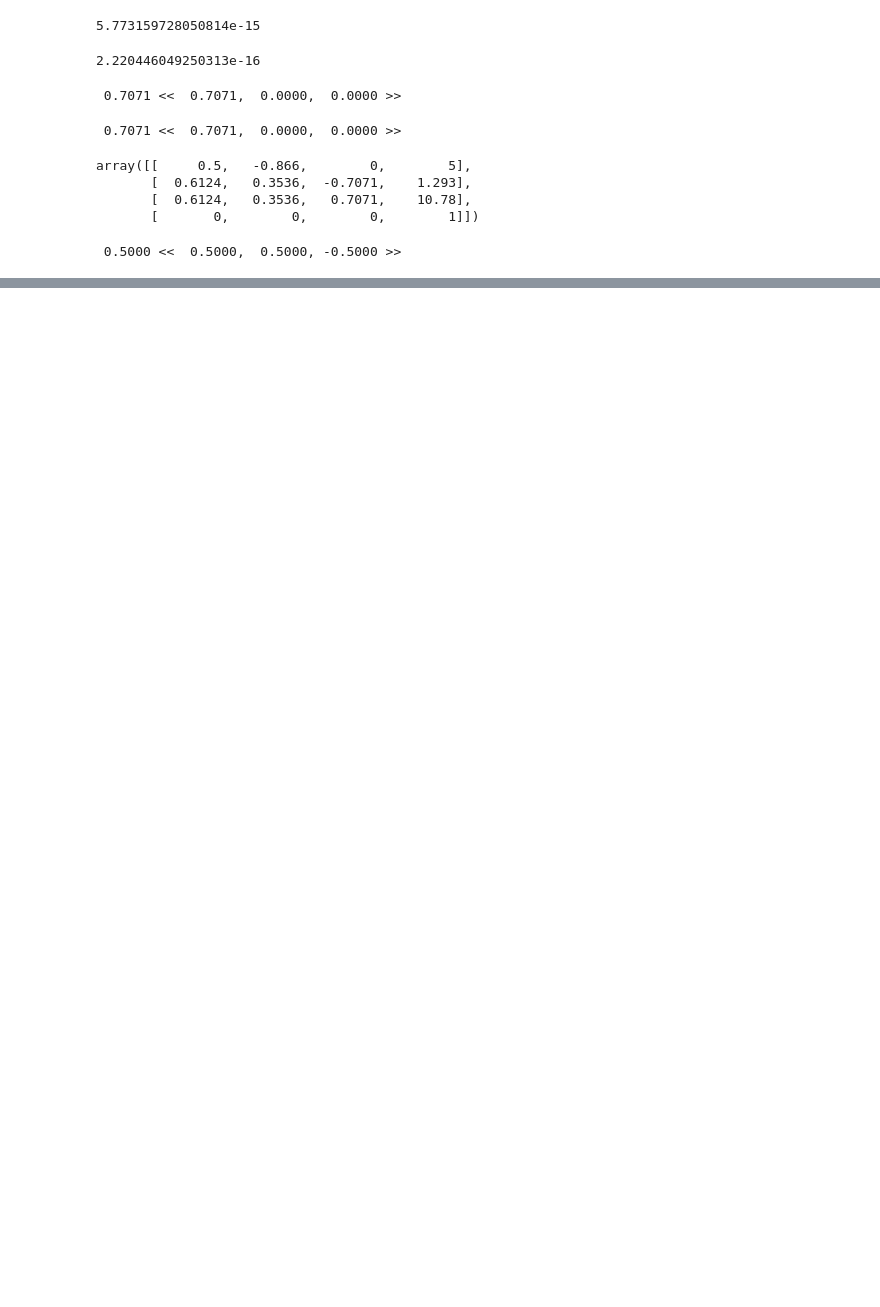
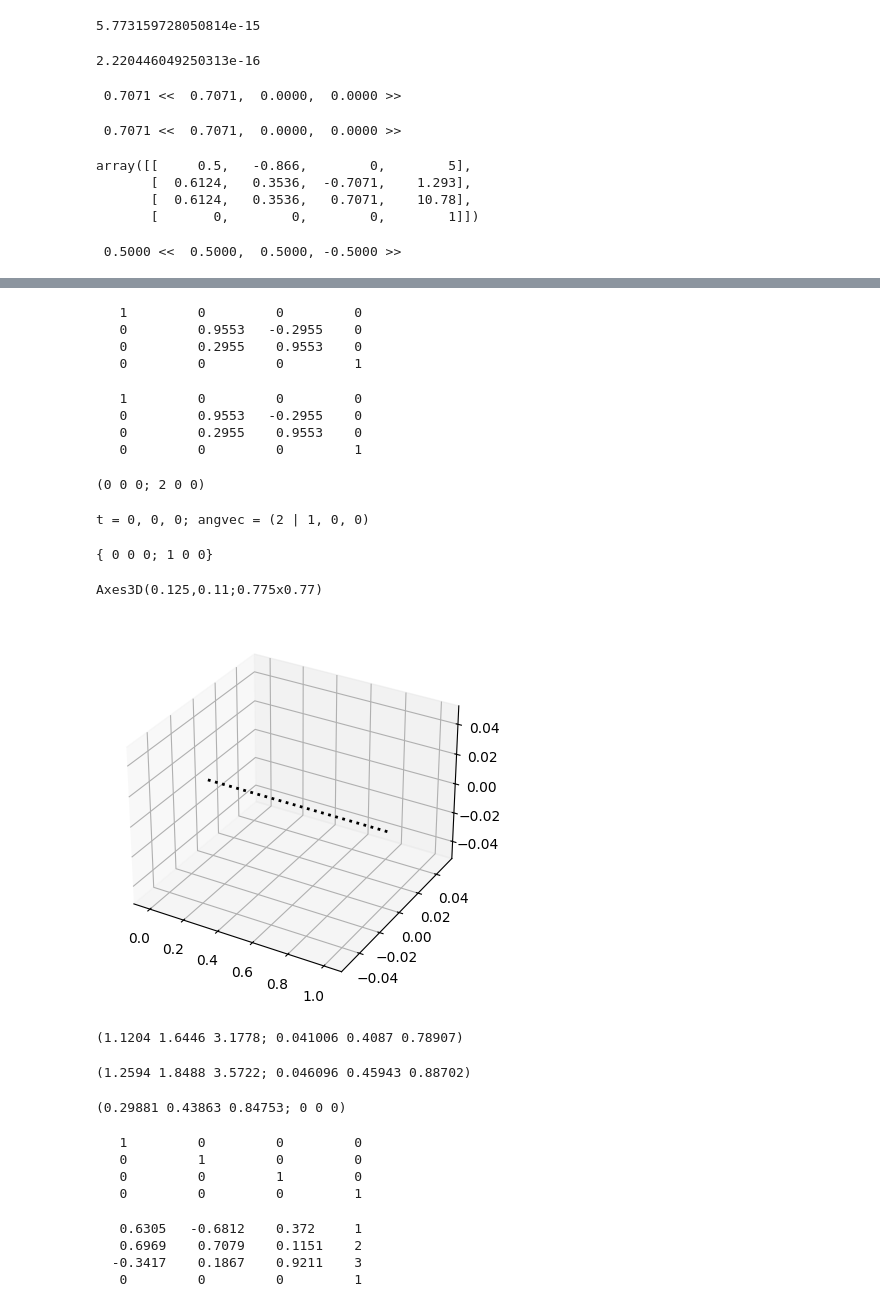
Before and after one commit to Sann-Htet/Robotics-Vision-and-Control-Fundamental-Algorithms-in-Python, a Jupyter notebook: Chapter02/AdvancedTopics.ipynb, the cells around one changed output, grey strips where cells are left out. Cells and saved outputs as stored; diff of their text form; code cells hidden in the pictures; blank space fills up the shorter version.

Commit message:
more about twists

```diff
--- a/Chapter02/AdvancedTopics.ipynb
+++ b/Chapter02/AdvancedTopics.ipynb
@@ -67,0 +70,3 @@ q
+# %%
+S = Twist3.UnitRevolute([1, 0, 0], [0, 0, 0])
+S
@@ -67,0 +87,66 @@ q
+# %%
+S.SE3(0.3)
+# %% [output]
+   1         0         0         0
+   0         0.9553   -0.2955    0
+   0         0.2955    0.9553    0
+   0         0         0         1
+# %%
+S.exp(0.3)
+# %% [output]
+   1         0         0         0
+   0         0.9553   -0.2955    0
+   0         0.2955    0.9553    0
+   0         0         0         1
+# %%
+S2 = S * S
+S2
+# %% [output]
+(0 0 0; 2 0 0)
+# %%
+S2.printline(orient="angvec", unit="rad")
+# %% [output]
+t = 0, 0, 0; angvec = (2 | 1, 0, 0)
+# %%
+line = S.line()
+line
+# %% [output]
+{ 0 0 0; 1 0 0}
+# %%
+fig = plt.figure()
+ax = fig.add_subplot(111, projection="3d")
+
+line.plot(ax=ax, color="k", linestyle=":", linewidth=2)
+
+plt.show()
+# %% [output]
+Axes3D(0.125,0.11;0.775x0.77)
+[figure, added]
+# %%
+T = transl(1, 2, 3) @ eul2tr(0.3, 0.4, 0.5)
+S = Twist3(T)
+S
+# %% [output]
+(1.1204 1.6446 3.1778; 0.041006 0.4087 0.78907)
+# %%
+S / S.theta
+# %% [output]
+(1.2594 1.8488 3.5722; 0.046096 0.45943 0.88702)
+# %%
+S.unit()
+# %% [output]
+(0.29881 0.43863 0.84753; 0 0 0)
+# %%
+S.exp(0)
+# %% [output]
+   1         0         0         0
+   0         1         0         0
+   0         0         1         0
+   0         0         0         1
+# %%
+S.exp(1)
+# %% [output]
+   0.6305   -0.6812    0.372     1
+   0.6969    0.7079    0.1151    2
+  -0.3417    0.1867    0.9211    3
+   0         0         0         1
```
Also changed, not shown: parts of 6 cells of this notebook.
